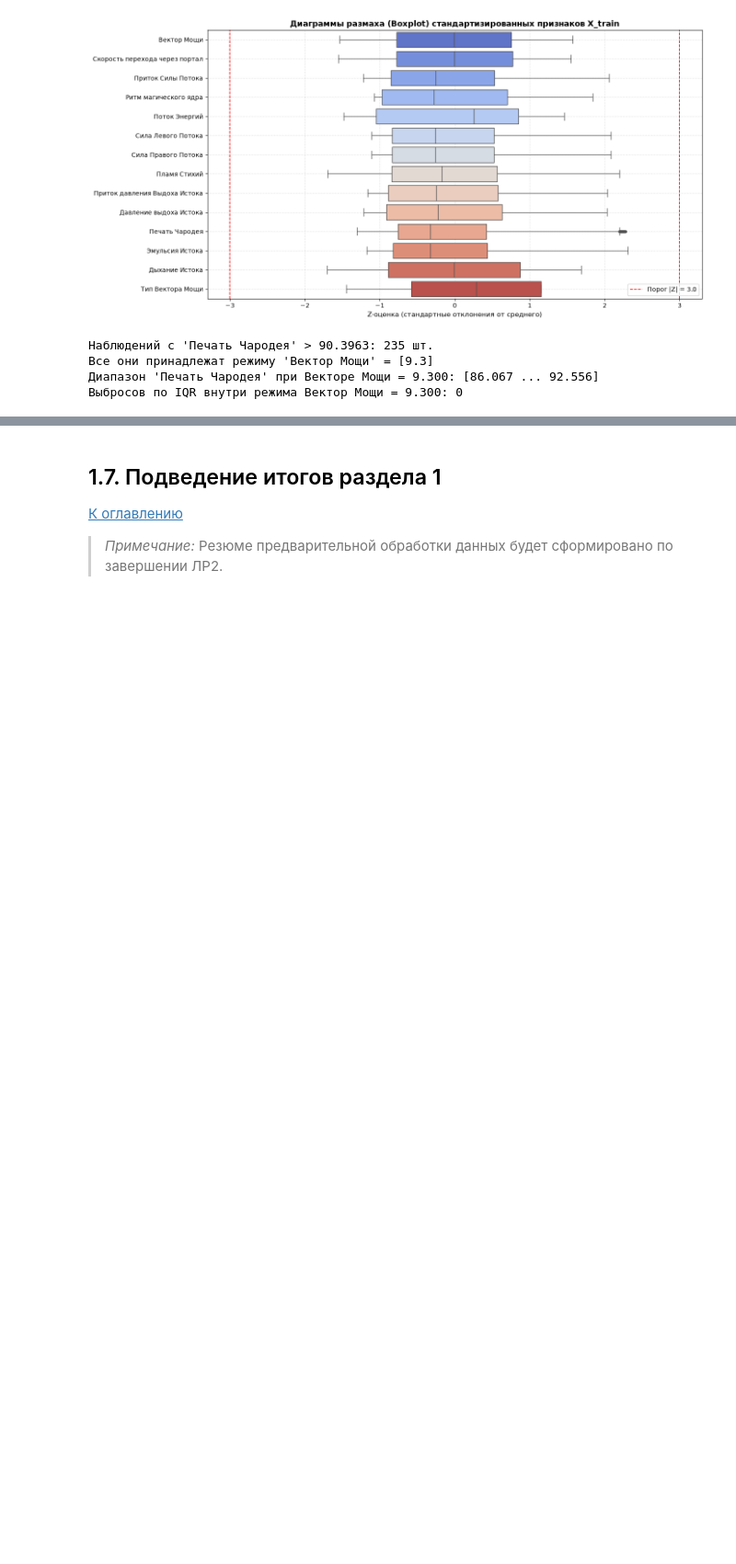
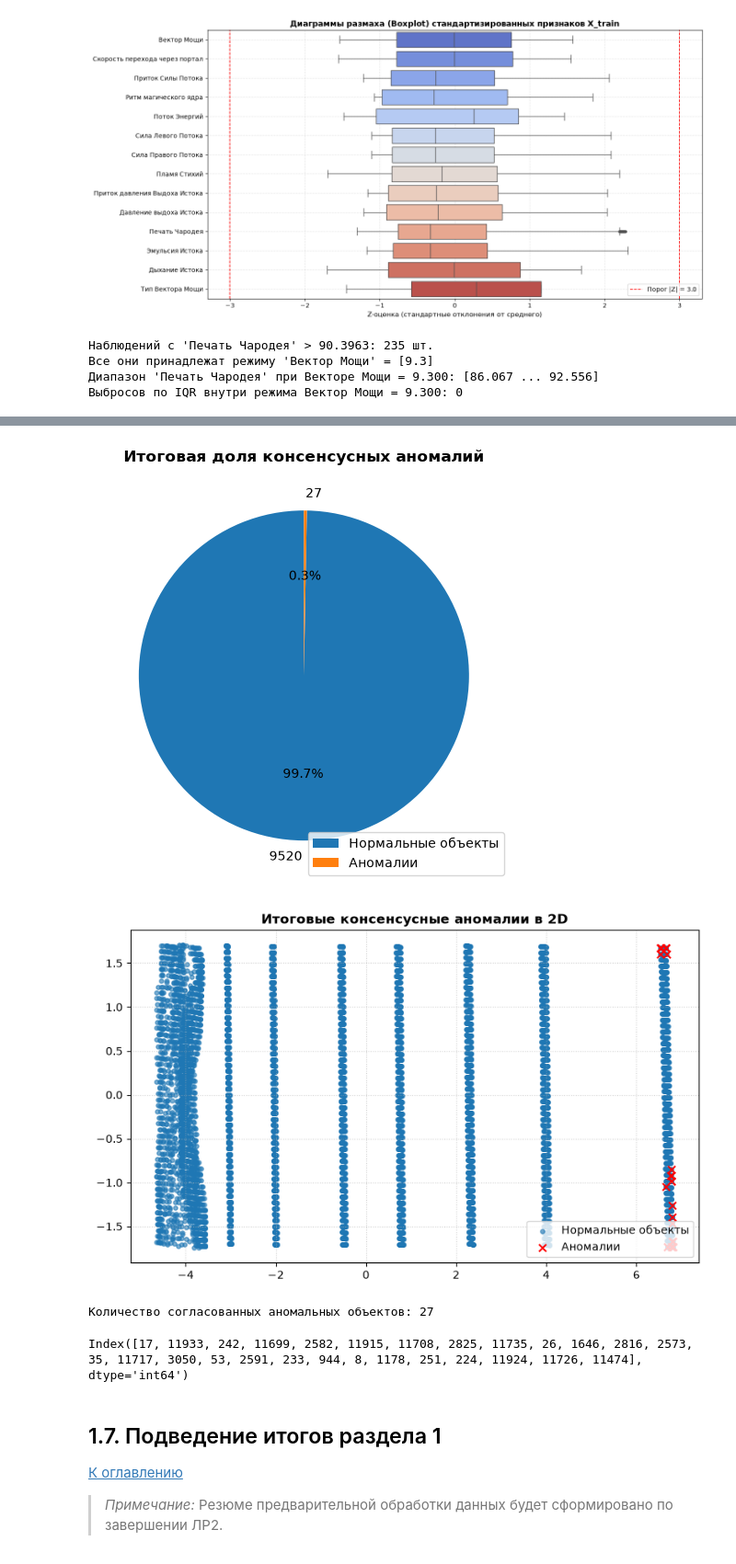
Before and after one commit to viacheslavdevelop/praktikum, a Jupyter notebook: Lab3/Lab3.ipynb, the cells around one changed output, grey strips where cells are left out. Shown at 92% size. Cells and saved outputs as stored; diff of their text form; code cells hidden in the pictures; blank space fills up the shorter version.

```diff
--- a/Lab3/Lab3.ipynb
+++ b/Lab3/Lab3.ipynb
@@ -1225,3 +1057,18 @@ if 'X_train' in locals() and 'y_train' in locals():
+# %%
+anomalies = anomalies_isf_ocsvm if anomalies_all_3.sum() == 0 else anomalies_all_3
+
+draw_anomaly_pie(anomalies, title="Итоговая доля консенсусных аномалий")
+draw_anomaly(X_2d, anomalies, title="Итоговые консенсусные аномалии в 2D")
+# %% [output]
+[figure, added]
+[figure, added]
+# %%
+anomaly_index = X_train.loc[anomalies].index
+print(f"Количество согласованных аномальных объектов: {len(anomaly_index)}")
+anomaly_index
+# %% [output]
+Количество согласованных аномальных объектов: 27
+Index([17, 11933, 242, 11699, 2582, 11915, 11708, 2825, 11735, 26, 1646, 2816, 2573, 35, 11717, 3050, 53, 2591, 233, 944, 8, 1178, 251, 224, 11924, 11726, 11474], dtype='int64')
 # %% [markdown]
 <a id="17-подведение-итогов-раздела-1"></a>
 ## 1.7. Подведение итогов раздела 1
```
Also changed, not shown: parts of 31 cells of this notebook.
